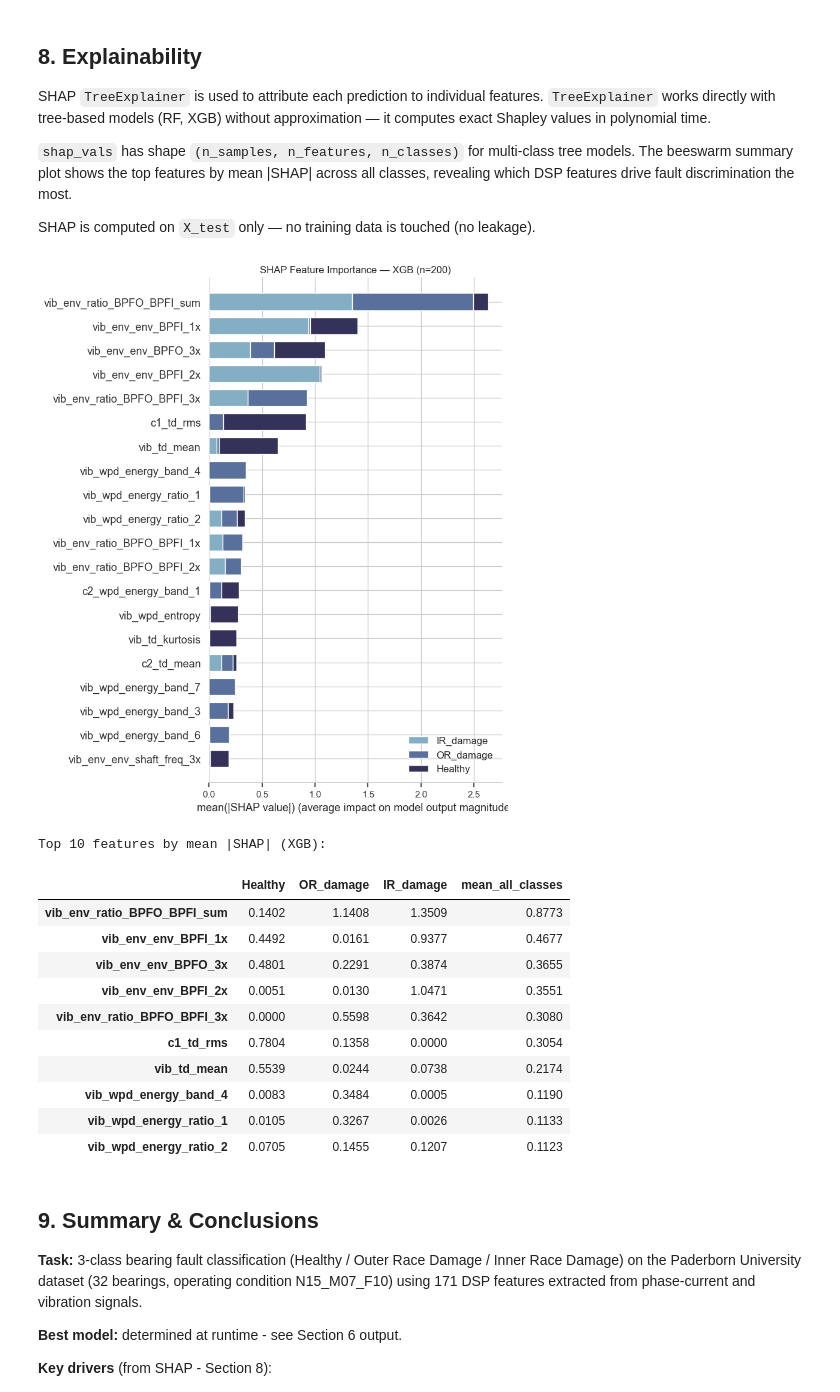
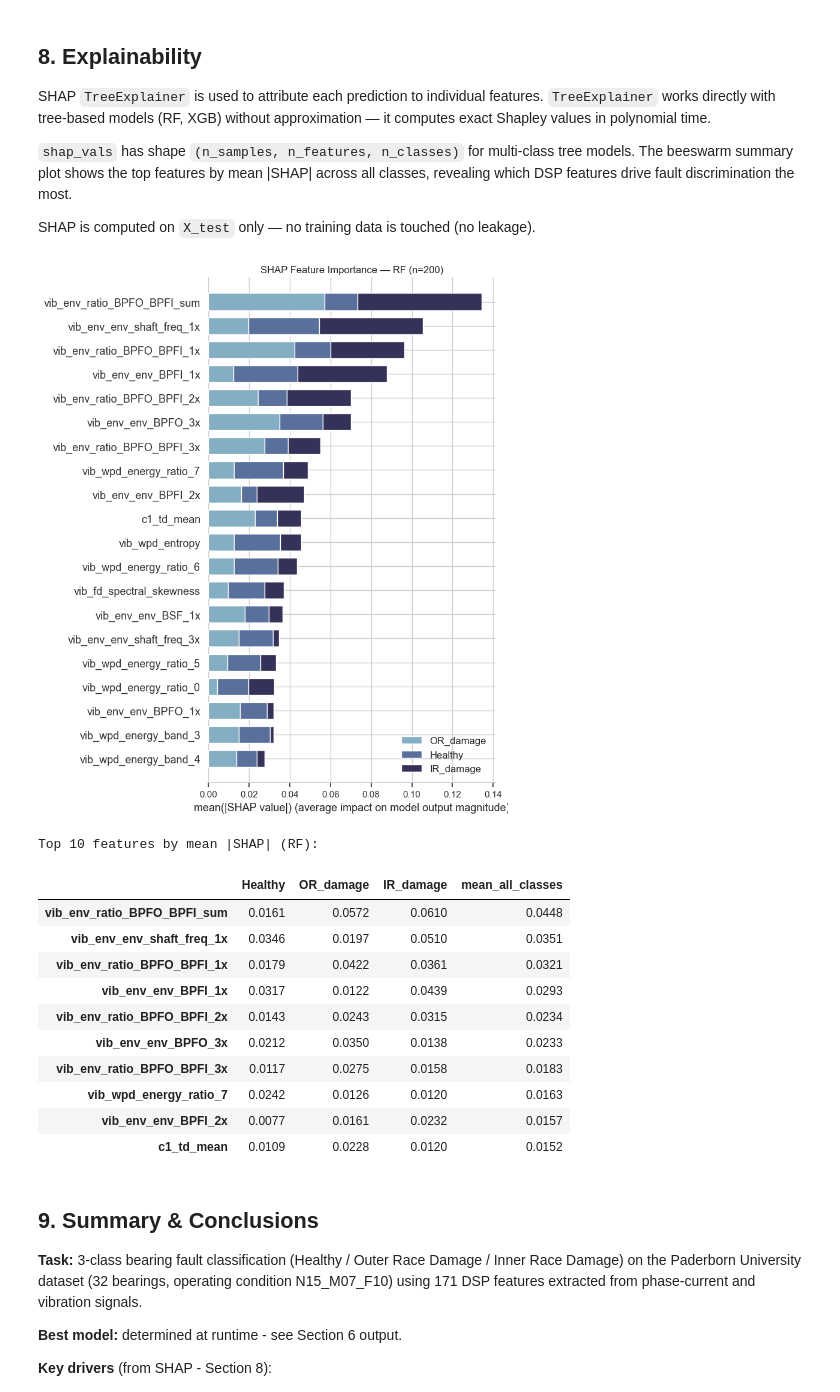
Before and after one commit to Dingding1996/bearing-fault-diagnosis, a Jupyter notebook: BearingFault_Training.ipynb, the cells around one changed output. Drawn from its saved outputs; the diff is of its cells as text; code cells hidden in the pictures.

```diff
--- a/BearingFault_Training.ipynb
+++ b/BearingFault_Training.ipynb
@@ -1219,13 +1292,13 @@ else:
     # Inference: non-overlapping windows; majority-vote aggregation in step 5i
     X_test_seg,  y_test_seg  = _segment_signals(test_idx,  overlap=0.0)
 
-    X_train_cnn = prepare_1d_cnn_data(X_train_seg)   # (N, 1, L)
-    X_test_cnn  = prepare_1d_cnn_data(X_test_seg)
+    X_train_normn = prepare_1d_cnn_data(X_train_seg)   # (N, 1, L)
+    X_test_normn  = prepare_1d_cnn_data(X_test_seg)
 
-    print(f"Train segments : {X_train_cnn.shape}  ({X_train_cnn.nbytes / 1e6:.0f} MB)")
-    print(f"Test  segments : {X_test_cnn.shape}  ({X_test_cnn.nbytes / 1e6:.0f} MB)")
+    print(f"Train segments : {X_train_normn.shape}  ({X_train_normn.nbytes / 1e6:.0f} MB)")
+    print(f"Test  segments : {X_test_normn.shape}  ({X_test_normn.nbytes / 1e6:.0f} MB)")
     print(f"Approx. segments per test signal : "
-          f"{X_test_cnn.shape[0] // len(test_idx)}")
+          f"{X_test_normn.shape[0] // len(test_idx)}")
 # %% [output]
 1D-CNN skipped (RUN_CNN=False or PyTorch not installed).
 # %%
@@ -1241,7 +1314,7 @@ else:
     # Hold back the last 20% of training segments for validation monitoring.
     # Contiguous split preserves temporal structure within each bearing.
     _n_val = int(0.2 * len(X_train_seg))
-    _X_tr, _X_val = X_train_cnn[:-_n_val], X_train_cnn[-_n_val:]
+    _X_tr, _X_val = X_train_normn[:-_n_val], X_train_normn[-_n_val:]
     _y_tr, _y_val = y_train_seg[:-_n_val], y_train_seg[-_n_val:]
 
     cnn_model, cnn_history = train_pytorch_model(
@@ -1253,7 +1326,7 @@ else:
     cnn_model.eval()
     _device = next(cnn_model.parameters()).device
     with torch.no_grad():
-        _logits    = cnn_model(torch.FloatTensor(X_test_cnn).to(_device))
+        _logits    = cnn_model(torch.FloatTensor(X_test_normn).to(_device))
         _seg_preds = _logits.argmax(dim=1).cpu().numpy()
 
     # Reconstruct how many non-overlapping segments each test signal produced
@@ -1480,27 +1555,31 @@ SHAP is computed on `X_test` only — no training data is touched (no leakage).
 
 # GradientBoostingClassifier (GBT) is not supported by SHAP TreeExplainer for
 # multi-class problems — exclude it and fall back to RF or XGB.
-_SHAP_UNSUPPORTED = {'GBT'}
+_SHAP_UNSUPPORTED = {'GBT', 'Stacking'}
 _TREE_PRIORITY    = ['RF', 'XGB']
 
 shap_model_name = next(
     (m for m in [best_model_name] + _TREE_PRIORITY
-     if m in pipeline_runner.models
+     if m in pipeline_runner.pipelines
      and m not in _SHAP_UNSUPPORTED
-     and hasattr(pipeline_runner.models[m], 'feature_importances_')),
+     and hasattr(pipeline_runner.pipelines[m].named_steps['model'], 'feature_importances_')),
     None,
 )
 
 if shap_model_name is not None:
-    fitted_model = pipeline_runner.models[shap_model_name]
+    # Extract the fitted classifier and its scaler from the pipeline
+    fitted_model  = pipeline_runner.pipelines[shap_model_name].named_steps['model']
+    fitted_scaler = pipeline_runner.pipelines[shap_model_name].named_steps['scaler']
 
     # Use held-out test data only — never training data (no leakage).
-    # X_test_fs already has the same feature space the model was trained on.
+    # X_test_fs is feature-selected; the pipeline scaler applies the final
+    # global z-score so that the feature space matches training exactly.
     n_shap = min(SHAP_SAMPLE_SIZE, len(X_test_fs))
-    X_shap = X_test_fs[:n_shap]
+    X_shap        = X_test_fs[:n_shap]
+    X_shap_scaled = fitted_scaler.transform(X_shap)
 
     explainer = shap.TreeExplainer(fitted_model)
-    shap_vals = explainer.shap_values(X_shap)   # shape depends on SHAP version
+    shap_vals = explainer.shap_values(X_shap_scaled)   # shape depends on SHAP version
 
     # Newer SHAP (>=0.40) returns a 3D array (n_samples, n_features, n_classes);
     # older SHAP returns a list of (n_samples, n_features) arrays — handle both.
@@ -1515,47 +1594,47 @@ if shap_model_name is not None:
 
     plt.figure(figsize=FigSize.HEATMAP_LARGE)
     shap.summary_plot(
-        shap_vals_list, X_shap,
+        shap_vals_list, X_shap_scaled,
         feature_names=feature_names_fs,
         class_names=class_names,
         color=_shap_color_fn,
         show=False,
     )
     plt.title(f"SHAP Feature Importance — {shap_model_name} (n={n_shap})")
     plt.tight_layout()
     plt.savefig(PLOTS_DIR / "06_shap_summary.png", dpi=150, bbox_inches="tight")
     plt.show()
 
     # --- 8b. Per-class mean |SHAP| table (top 10 features) ---
     shap_df_list = []
     for cls_idx, cls_name in enumerate(class_names):
         vals = np.abs(shap_vals_list[cls_idx])      # (n_shap, n_features)
         mean_abs = vals.mean(axis=0)                # (n_features,)
         shap_df_list.append(
             pd.Series(mean_abs, index=feature_names_fs, name=cls_name)
         )
     shap_summary = pd.DataFrame(shap_df_list).T
     shap_summary['mean_all_classes'] = shap_summary.mean(axis=1)
     shap_summary = shap_summary.sort_values('mean_all_classes', ascending=False)
 
     print(f"\nTop 10 features by mean |SHAP| ({shap_model_name}):")
     display(shap_summary.head(10).style.format("{:.4f}"))
 else:
     print("No compatible tree-based model available for SHAP TreeExplainer; skipping.")
 # %% [output]
-[figure, old version]
+[figure, new version]
-Top 10 features by mean |SHAP| (XGB):
+Top 10 features by mean |SHAP| (RF):
 |  | Healthy | OR_damage | IR_damage | mean_all_classes |
-| vib_env_ratio_BPFO_BPFI_sum | 0.1402 | 1.1408 | 1.3509 | 0.8773 |
-| vib_env_env_BPFI_1x | 0.4492 | 0.0161 | 0.9377 | 0.4677 |
-| vib_env_env_BPFO_3x | 0.4801 | 0.2291 | 0.3874 | 0.3655 |
-| vib_env_env_BPFI_2x | 0.0051 | 0.0130 | 1.0471 | 0.3551 |
-| vib_env_ratio_BPFO_BPFI_3x | 0.0000 | 0.5598 | 0.3642 | 0.3080 |
-| c1_td_rms | 0.7804 | 0.1358 | 0.0000 | 0.3054 |
-| vib_td_mean | 0.5539 | 0.0244 | 0.0738 | 0.2174 |
-| vib_wpd_energy_band_4 | 0.0083 | 0.3484 | 0.0005 | 0.1190 |
-| vib_wpd_energy_ratio_1 | 0.0105 | 0.3267 | 0.0026 | 0.1133 |
-| vib_wpd_energy_ratio_2 | 0.0705 | 0.1455 | 0.1207 | 0.1123 |
+| vib_env_ratio_BPFO_BPFI_sum | 0.0161 | 0.0572 | 0.0610 | 0.0448 |
+| vib_env_env_shaft_freq_1x | 0.0346 | 0.0197 | 0.0510 | 0.0351 |
+| vib_env_ratio_BPFO_BPFI_1x | 0.0179 | 0.0422 | 0.0361 | 0.0321 |
+| vib_env_env_BPFI_1x | 0.0317 | 0.0122 | 0.0439 | 0.0293 |
+| vib_env_ratio_BPFO_BPFI_2x | 0.0143 | 0.0243 | 0.0315 | 0.0234 |
+| vib_env_env_BPFO_3x | 0.0212 | 0.0350 | 0.0138 | 0.0233 |
+| vib_env_ratio_BPFO_BPFI_3x | 0.0117 | 0.0275 | 0.0158 | 0.0183 |
+| vib_wpd_energy_ratio_7 | 0.0242 | 0.0126 | 0.0120 | 0.0163 |
+| vib_env_env_BPFI_2x | 0.0077 | 0.0161 | 0.0232 | 0.0157 |
+| c1_td_mean | 0.0109 | 0.0228 | 0.0120 | 0.0152 |
 # %% [markdown]
 ## 9. Summary & Conclusions
 
```
Also changed, not shown: parts of 15 cells of this notebook, 2 other files.
